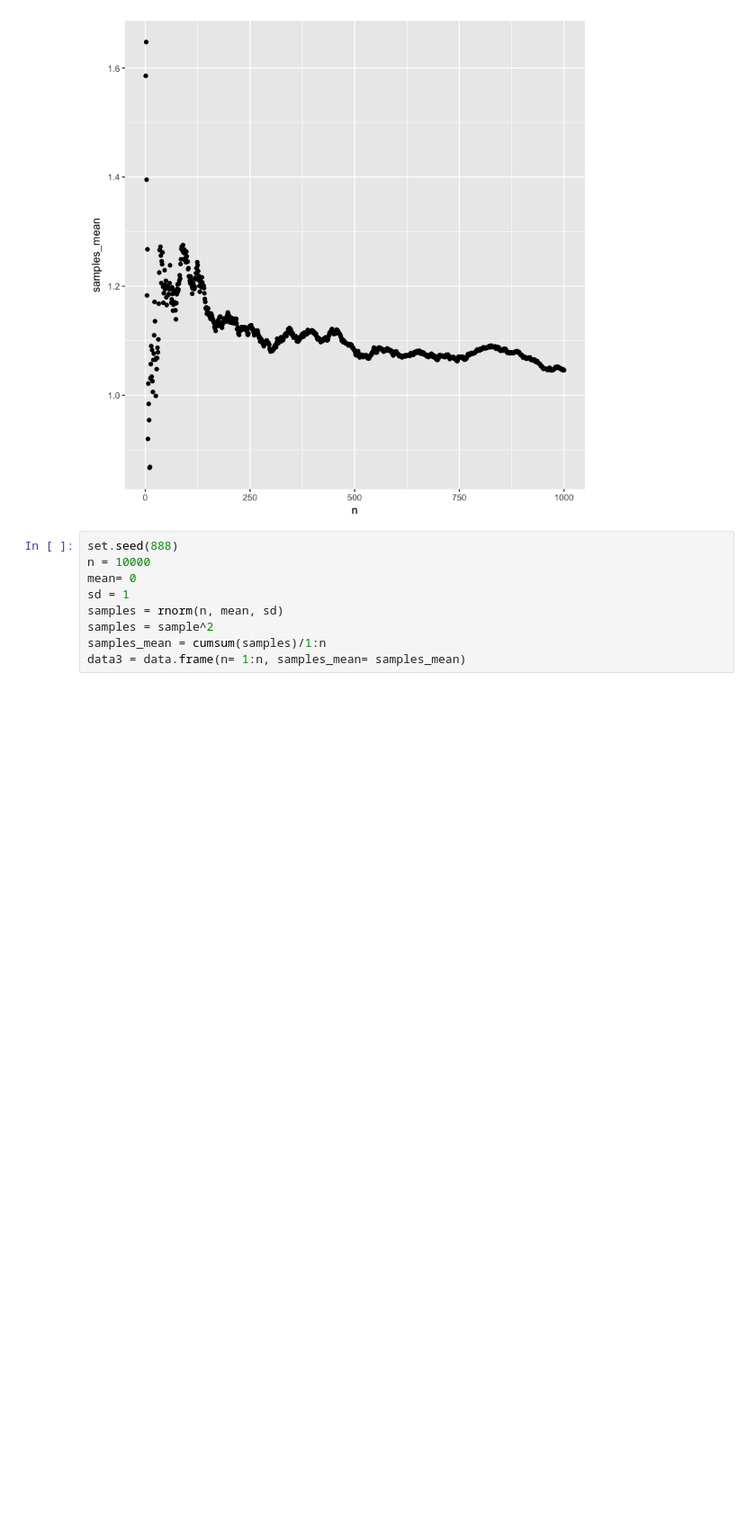
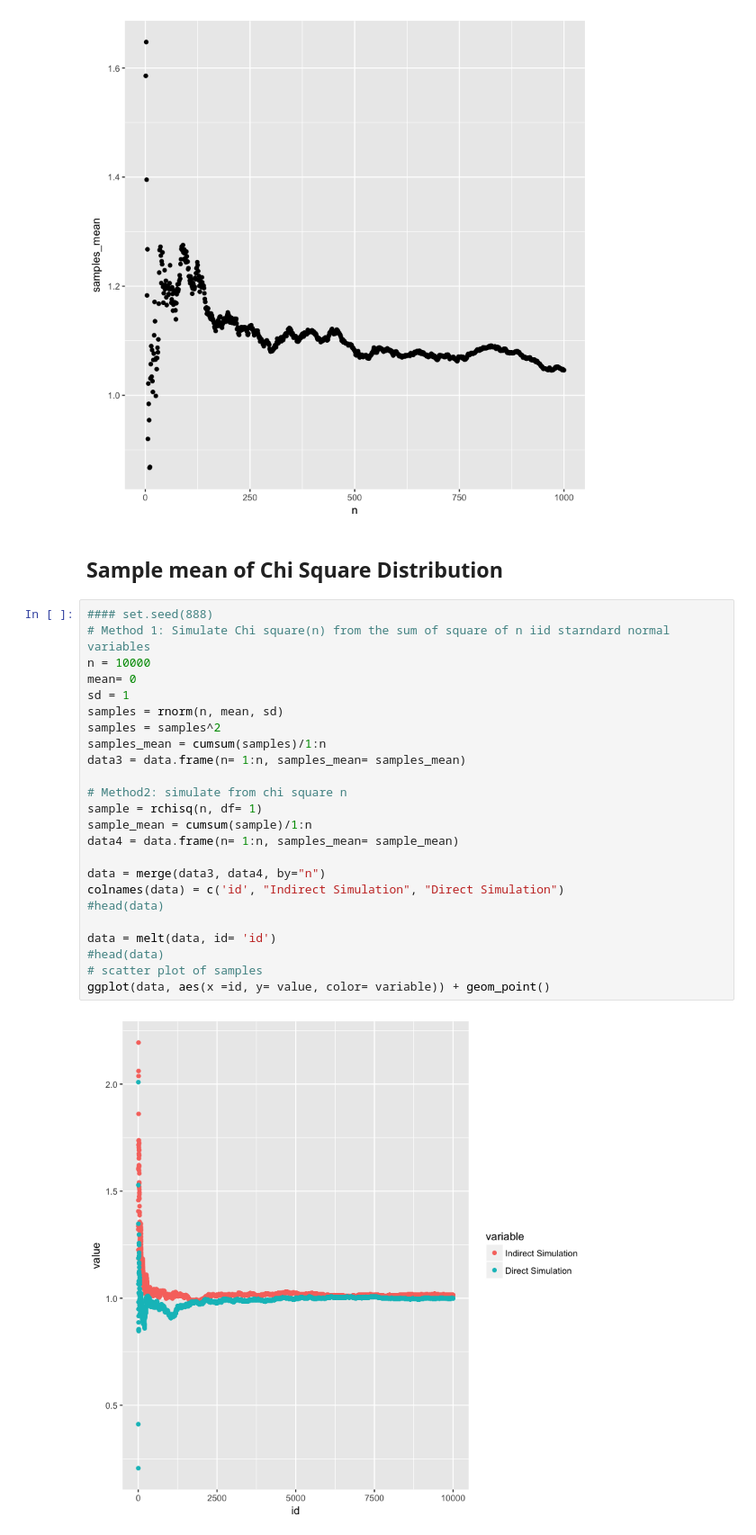
Before and after one commit to tukichen/Machine-Learning-using-R, a Jupyter notebook: Simulation for expectation and variance.ipynb, the cells around one changed output. Shown: that part at 90% size. Drawn from its saved outputs; the diff is of its cells as text; blank space fills up the shorter version.

```diff
--- a/Simulation for expectation and variance.ipynb
+++ b/Simulation for expectation and variance.ipynb
@@ -22,12 +24,31 @@ ggplot(data1, aes(x =n, y= samples)) + geom_point()
 ggplot(data2, aes(x =n, y= samples_mean)) + geom_point()
 # %% [output]
 [figure]
-# %%
-set.seed(888)
-n = 10000
-mean= 0
-sd = 1
-samples = rnorm(n, mean, sd)
-samples = sample^2
-samples_mean = cumsum(samples)/1:n
-data3 = data.frame(n= 1:n, samples_mean= samples_mean)
+# %% [markdown]
+## Sample mean of Chi Square Distribution
+# %%
+#### set.seed(888)
+# Method 1: Simulate Chi square(n) from the sum of square of n iid starndard normal variables
+n = 10000
+mean= 0
+sd = 1
+samples = rnorm(n, mean, sd)
+samples = samples^2
+samples_mean = cumsum(samples)/1:n
+data3 = data.frame(n= 1:n, samples_mean= samples_mean)
+
+# Method2: simulate from chi square n
+sample = rchisq(n, df= 1)
+sample_mean = cumsum(sample)/1:n
+data4 = data.frame(n= 1:n, samples_mean= sample_mean)
+
+data = merge(data3, data4, by="n")
+colnames(data) = c('id', "Indirect Simulation", "Direct Simulation")
+#head(data)
+
+data = melt(data, id= 'id')
+#head(data)
+# scatter plot of samples
+ggplot(data, aes(x =id, y= value, color= variable)) + geom_point()
+# %% [output]
+[figure, added]
```
Also changed, not shown: parts of 1 cell of this notebook.
